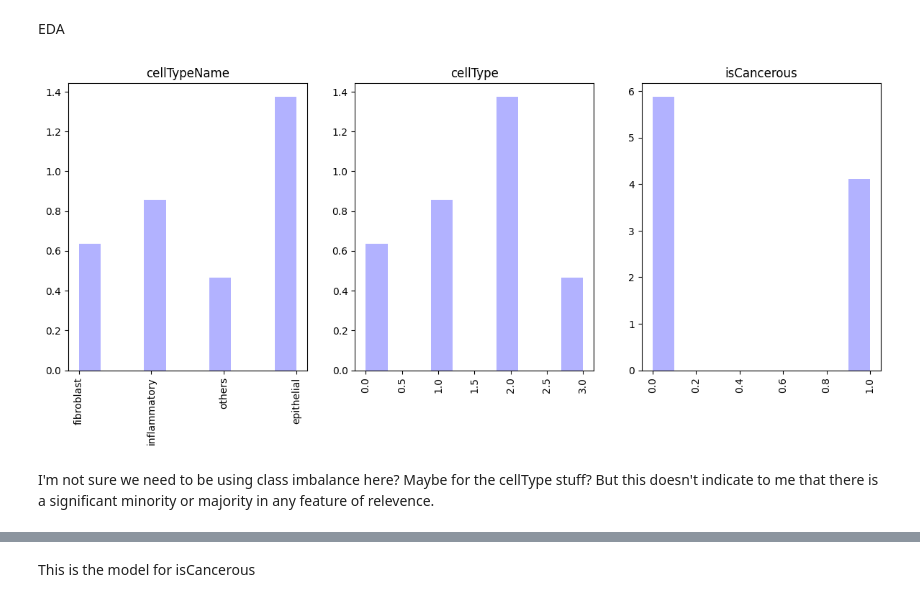
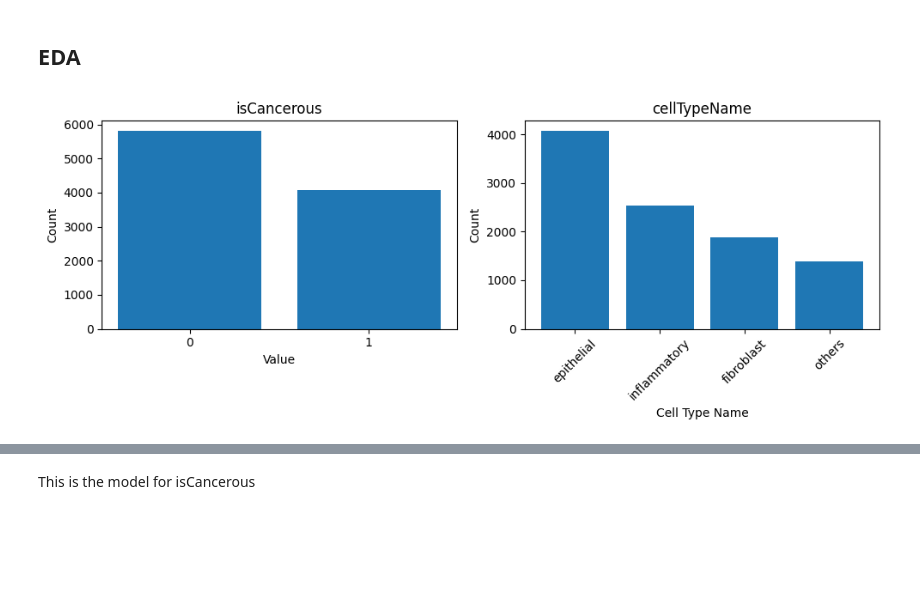
Before and after one commit to FM-RMIT/COSC2673-assignment-2, a Jupyter notebook: Untitled0.ipynb, the cells around one changed output, grey strips where cells are left out. Cells and saved outputs as stored; diff of their text form; code cells hidden in the pictures; blank space fills up the shorter version.

```diff
--- a/Untitled0.ipynb
+++ b/Untitled0.ipynb
@@ -8,15 +25,33 @@ from sklearn.decomposition import PCA
+# %%
+import os
+CLASSIFICATION_DIRECTORY_PATH = os.path.join("Image_classification_data")
 # %%
-data = pd.read_csv('./Image_classification_data/data_labels_mainData.csv')
+data = pd.read_csv(os.path.join(CLASSIFICATION_DIRECTORY_PATH,'data_labels_mainData.csv'))
-# %% [markdown]
-EDA
-# %%
-plt.figure(figsize=(30,30))
-for i, col in enumerate(data.columns[3:6]):
-    plt.subplot(5,6,i+1)
-    plt.hist(data[col], alpha=0.3, color='b', density=True)
-    plt.title(col)
-    plt.xticks(rotation='vertical')
-# %% [output]
-[figure, removed]
-# %% [markdown]
-I'm not sure we need to be using class imbalance here? Maybe for the cellType stuff? But this doesn't indicate to me that there is a significant minority or majority in any feature of relevence.
+# %% [markdown]
+## EDA
+# %%
+binary_cancer_col = data.columns[5]  # isCancerous
+enum_cell_type_name = data.columns[3]  # cellTypeName
+
+cancer_counts = data[binary_cancer_col].value_counts().sort_index()
+type_name_counts = data[enum_cell_type_name].value_counts()
+
+fig, axes = plt.subplots(1, 2, figsize=(10, 4))
+
+axes[0].bar(cancer_counts.index.astype(str), cancer_counts.values)
+axes[0].set_title(binary_cancer_col)
+axes[0].set_xlabel('Value')
+axes[0].set_ylabel('Count')
+axes[0].set_xticks(['0', '1'])
+
+axes[1].bar(type_name_counts.index, type_name_counts.values)
+axes[1].set_title(enum_cell_type_name)
+axes[1].set_xlabel('Cell Type Name')
+axes[1].set_ylabel('Count')
+axes[1].set_xticks(type_name_counts.index)
+axes[1].tick_params(axis='x', rotation=45)
+
+plt.tight_layout()
+plt.show()
+# %% [output]
+[figure, added]
```
Also changed, not shown: parts of 38 cells of this notebook, 1 other file.
